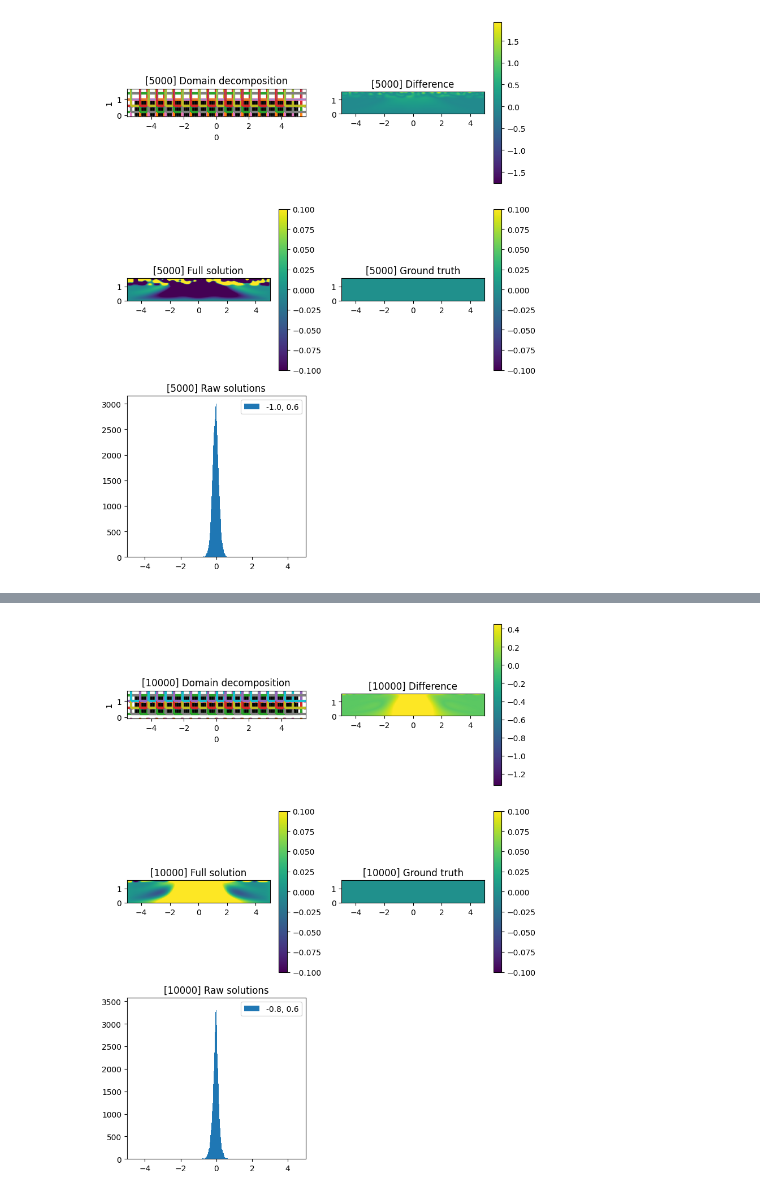
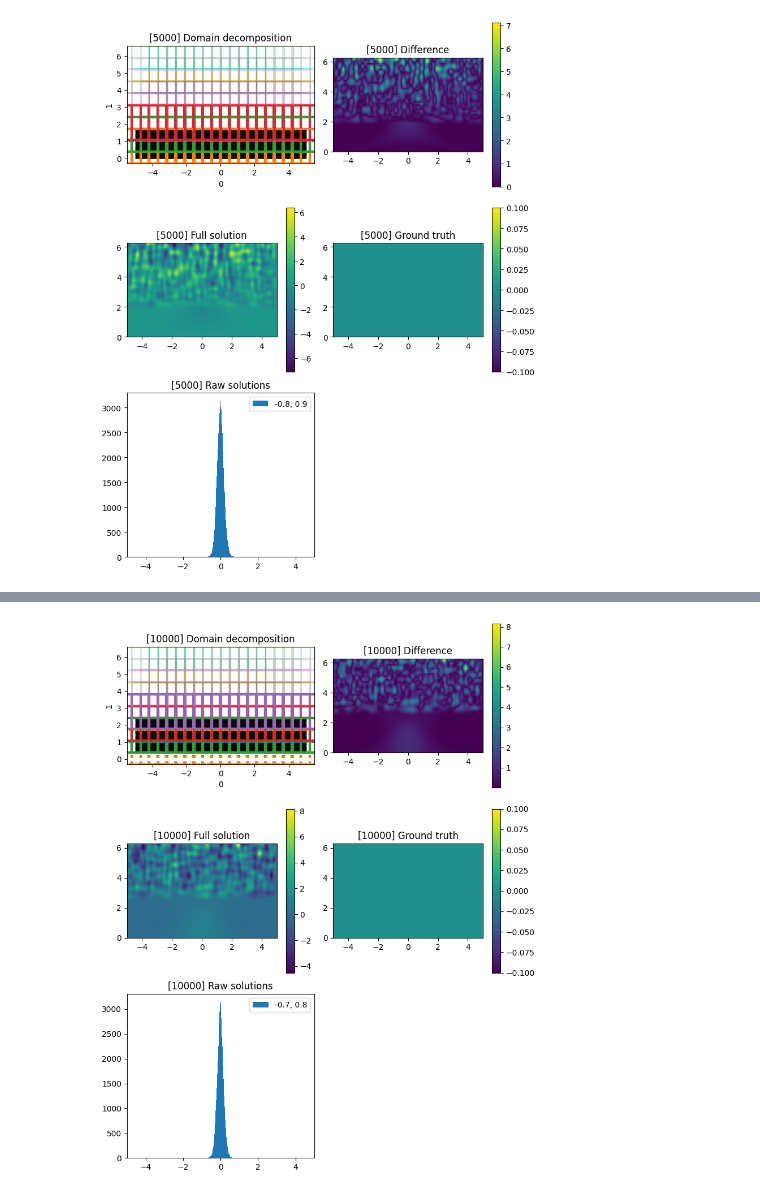
Before and after one commit to sallsdagrate/FBPINNs, a Jupyter notebook: examples/results/test_schrodingers_2.ipynb, the cells around one changed output, grey strips where cells are left out. Drawn from its saved outputs; the diff is of its cells as text; code cells hidden in the pictures.

```diff
--- a/examples/results/test_schrodingers_2.ipynb
+++ b/examples/results/test_schrodingers_2.ipynb
@@ -153,8 +153,8 @@ from fbpinns.constants import Constants, get_subdomain_ws
 from fbpinns.trainers import FBPINNTrainer
 
 x_min, x_max = -5., 5.
-t_min, t_max = 0., jnp.pi * 0.5
-subdomain_xs=[np.linspace(x_min, x_max, 20), np.linspace(t_min, t_max, 5)]
+t_min, t_max = 0., 2 * jnp.pi
+subdomain_xs=[np.linspace(x_min, x_max, 20), np.linspace(t_min, t_max, 10)]
 c = Constants(
     domain=RectangularDomainND,
     domain_init_kwargs = dict(
@@ -187,9 +187,9 @@ c = Constants(
     optimiser_kwargs = dict(
         learning_rate=0.001
         ),
-    ns=((200,50),),
+    ns=((400,100),),
     n_test=(200,50),
-    n_steps=20000,
+    n_steps=50000,
     clear_output=False,
 )
 
@@ -238,3 +240,3 @@ True
 (2, 2) 2
 True
-[figure, old version]
+[figure, new version]
@@ -256,3 +258,3 @@ True
 (2, 2) 2
 True
-[figure, old version]
+[figure, new version]
```
Also changed, not shown: parts of 1 cell of this notebook, 9 other files.
